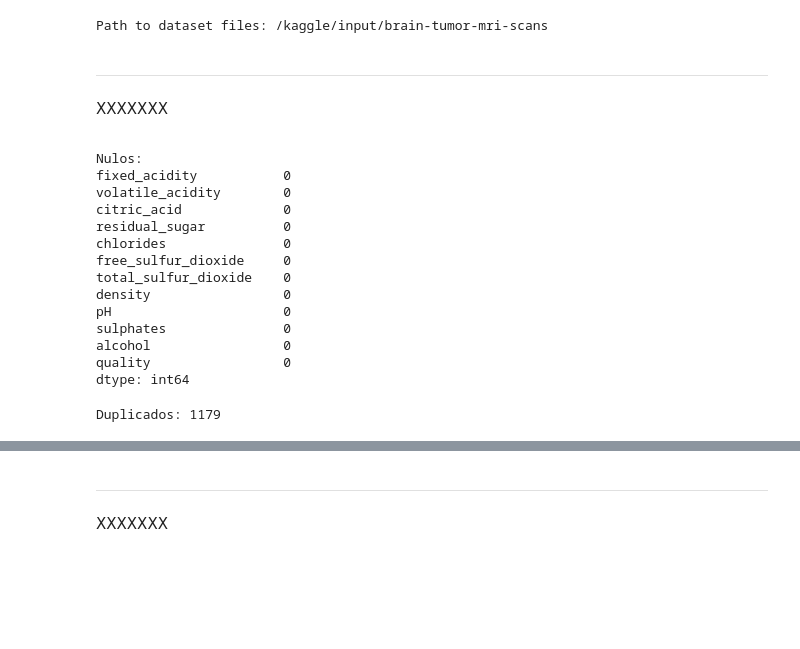
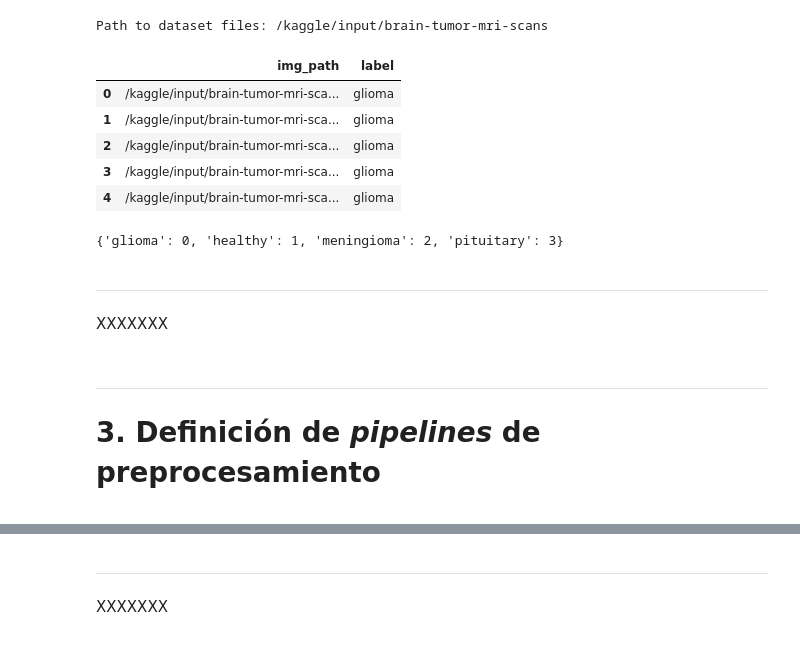
Before and after one commit to Jorbnc/MAIA-DL, a Jupyter notebook: Mini_Proyecto_1_DL.ipynb, the cells around one changed output, grey strips where cells are left out. Drawn from its saved outputs; the diff is of its cells as text; code cells hidden in the pictures; blank space fills up the shorter version.

```diff
--- a/Mini_Proyecto_1_DL.ipynb
+++ b/Mini_Proyecto_1_DL.ipynb
@@ -177,40 +132,52 @@ Sugiero algunas consideraciones de temas de forma:
 import kagglehub
 
 # Download latest version
-path = kagglehub.dataset_download("rm1000/brain-tumor-mri-scans")
-
-print("Path to dataset files:", path)
-
-# Usar (usando os.path.join)
-# Hola
+path_kaggle = kagglehub.dataset_download("rm1000/brain-tumor-mri-scans") # fijar un path
+print("Path to dataset files:", path_kaggle)
 # %% [output]
 Path to dataset files: /kaggle/input/brain-tumor-mri-scans
+# %%
+labels = ['glioma', 'healthy', 'meningioma', 'pituitary']
+num_labels = len(labels)
+label2idx = {label: idx for idx, label in enumerate(labels)}
+idx2label = {v: k for k, v in label2idx.items()}
+
+# Cargar solo los paths de las imágenes
+path_raiz = path_kaggle
+dir_paths = {label: os.path.join(path_raiz, label) for label in labels}
+
+# Dataframe con los paths
+df_paths = []
+for label, path in dir_paths.items():
+    imagenes = os.listdir(path)
+    for img in imagenes:
+        if img.lower().endswith('.jpg'):
+            img_path = os.path.join(path, img)
+            df_paths.append({'img_path': img_path, 'label': label})
+
+df_paths = pd.DataFrame(df_paths)
+df_paths.head()
+# %% [output]
+|  | img_path | label |
+| 0 | /kaggle/input/brain-tumor-mri-sca... | glioma |
+| 1 | /kaggle/input/brain-tumor-mri-sca... | glioma |
+| 2 | /kaggle/input/brain-tumor-mri-sca... | glioma |
+| 3 | /kaggle/input/brain-tumor-mri-sca... | glioma |
+| 4 | /kaggle/input/brain-tumor-mri-sca... | glioma |
+# %%
+label2idx
+# %% [output]
+{'glioma': 0, 'healthy': 1, 'meningioma': 2, 'pituitary': 3}
 # %% [markdown]
 ***
 <span style="font-family:Cambria Math">
 
 XXXXXXX
 </span>
-# %%
-# Print de datos errados
-print(f'Nulos:\n{data_raw.isna().sum()}')
-# %% [output]
-Nulos:
-fixed_acidity           0
-volatile_acidity        0
-citric_acid             0
-residual_sugar          0
-chlorides               0
-free_sulfur_dioxide     0
-total_sulfur_dioxide    0
-density                 0
-pH                      0
-sulphates               0
-alcohol                 0
-quality                 0
-dtype: int64
-# %%
-# Print de datos duplicados
-print(f'Duplicados: {data_raw.duplicated().sum()}')
-# %% [output]
-Duplicados: 1179
+# %% [markdown]
+***
+<span style="font-family:Cambria Math">
+
+# 3. Definición de *pipelines* de preprocesamiento
+
+</span>
```
Also changed, not shown: parts of 46 cells of this notebook.
